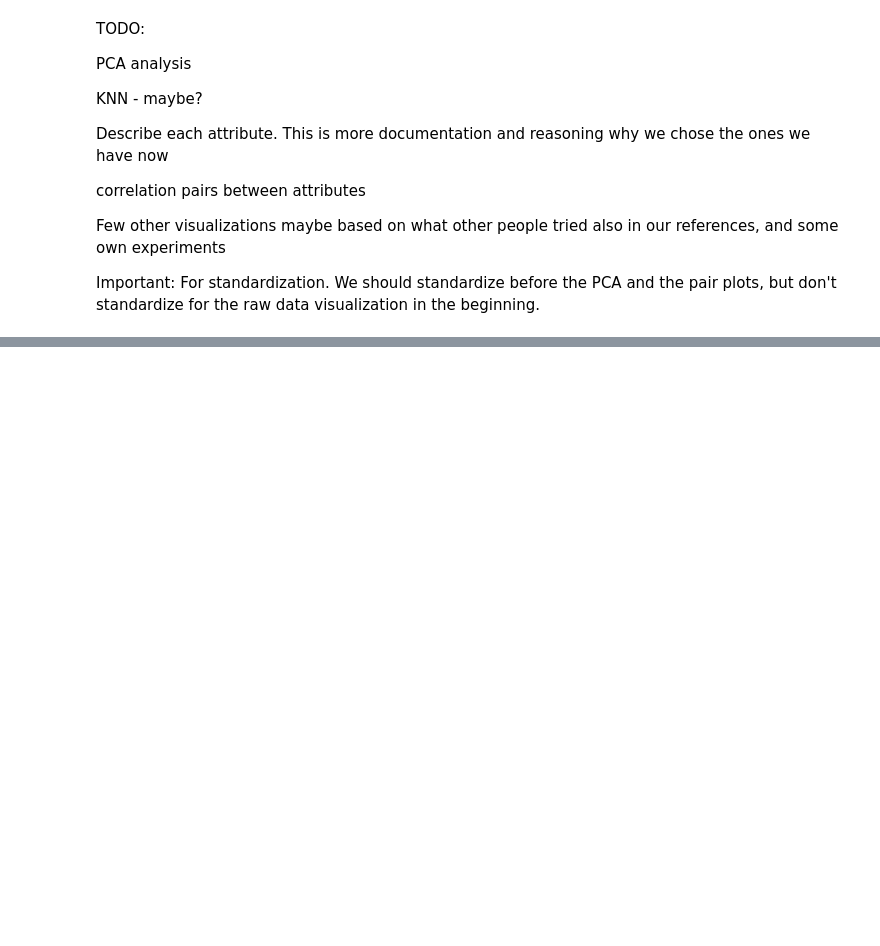
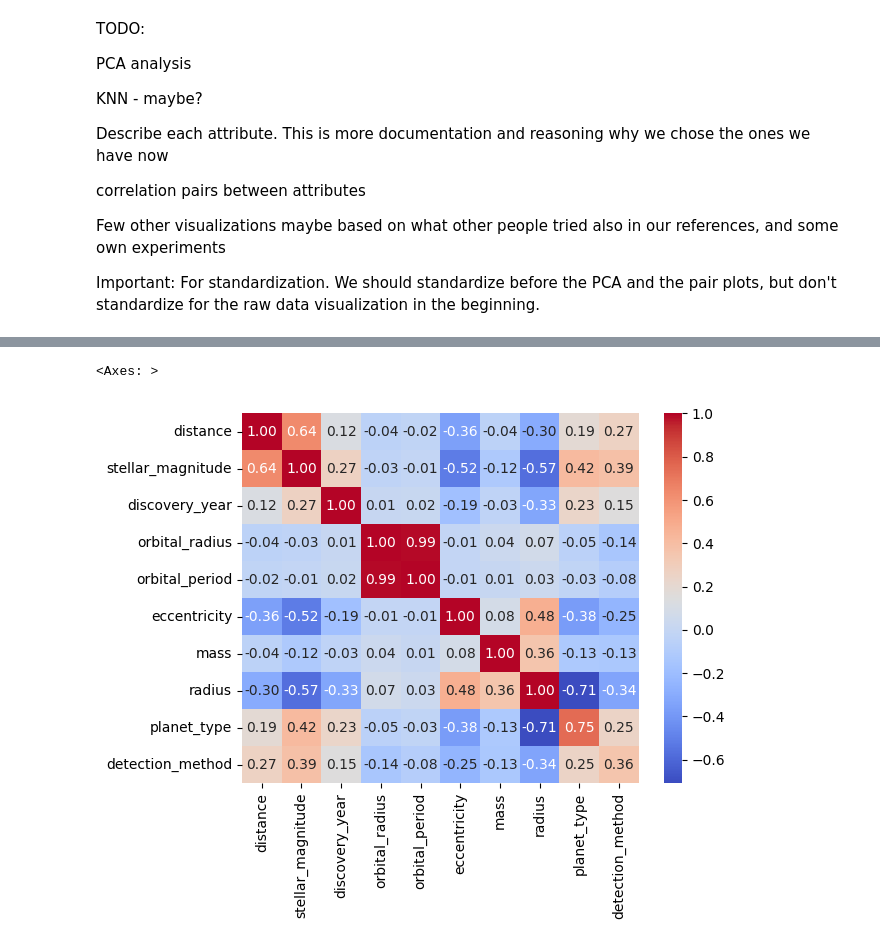
Before and after one commit to lelegod/ml_project, a Jupyter notebook: project1.ipynb, the cells around one changed output, grey strips where cells are left out. Drawn from its saved outputs; the diff is of its cells as text; code cells hidden in the pictures; blank space fills up the shorter version.

```diff
--- a/project1.ipynb
+++ b/project1.ipynb
@@ -201,0 +204,3 @@ Important: For standardization. We should standardize before the PCA and the pai
+# %%
+cov_pairs = df_std.cov()
+cov_pairs
@@ -201,0 +238,5 @@ Important: For standardization. We should standardize before the PCA and the pai
+# %%
+sns.heatmap(cov_pairs, annot=True, fmt=".2f", cmap="coolwarm")
+# %% [output]
+<Axes: >
+[figure, added]
```
Also changed, not shown: parts of 7 cells of this notebook.
